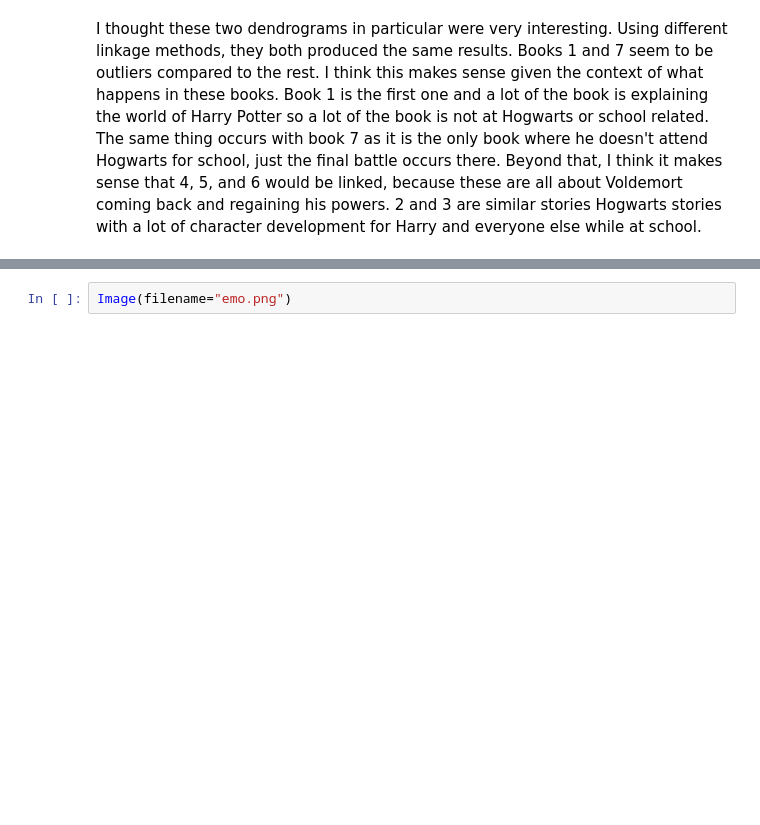
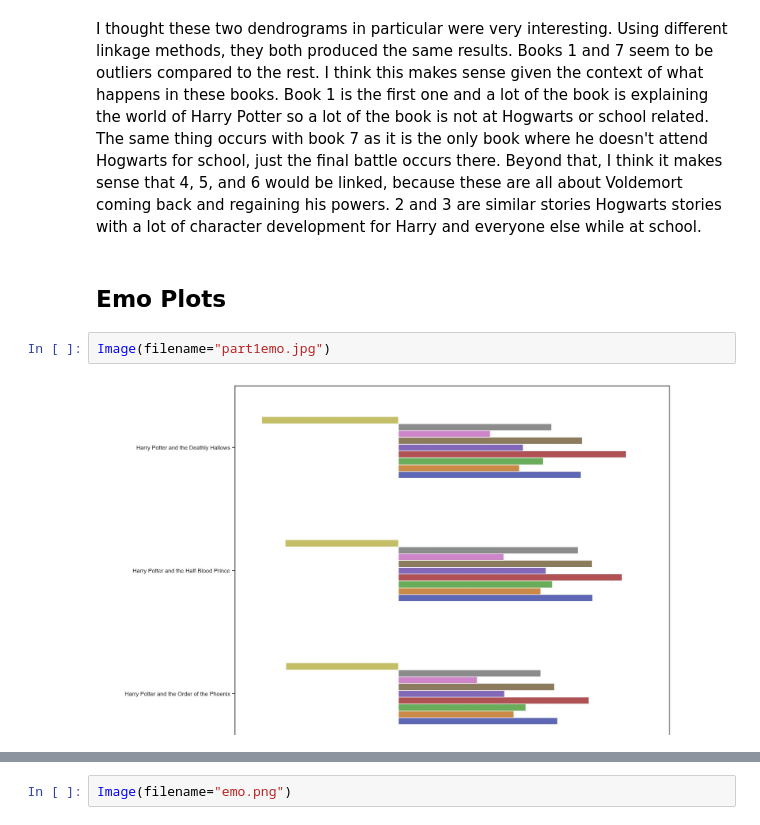
Before and after one commit to cnickol26/HarryPotterDS5001FinalProject, a Jupyter notebook: FINAL_REPORT.ipynb, the cells around one changed output, grey strips where cells are left out. Drawn from its saved outputs; the diff is of its cells as text; blank space fills up the shorter version.

```diff
--- a/FINAL_REPORT.ipynb
+++ b/FINAL_REPORT.ipynb
@@ -62,3 +62,9 @@ Image(filename="cosine.png")
 [figure]
 # %% [markdown]
 I thought these two dendrograms in particular were very interesting. Using different linkage methods, they both produced the same results. Books 1 and 7 seem to be outliers compared to the rest. I think this makes sense given the context of what happens in these books. Book 1 is the first one and a lot of the book is explaining the world of Harry Potter so a lot of the book is not at Hogwarts or school related. The same thing occurs with book 7 as it is the only book where he doesn't attend Hogwarts for school, just the final battle occurs there. Beyond that, I think it makes sense that 4, 5, and 6 would be linked, because these are all about Voldemort coming back and regaining his powers. 2 and 3 are similar stories Hogwarts stories with a lot of character development for Harry and everyone else while at school.
+# %% [markdown]
+## Emo Plots
+# %%
+Image(filename="part1emo.jpg")
+# %% [output]
+[figure, added]
```
Also changed, not shown: parts of 21 cells of this notebook.
